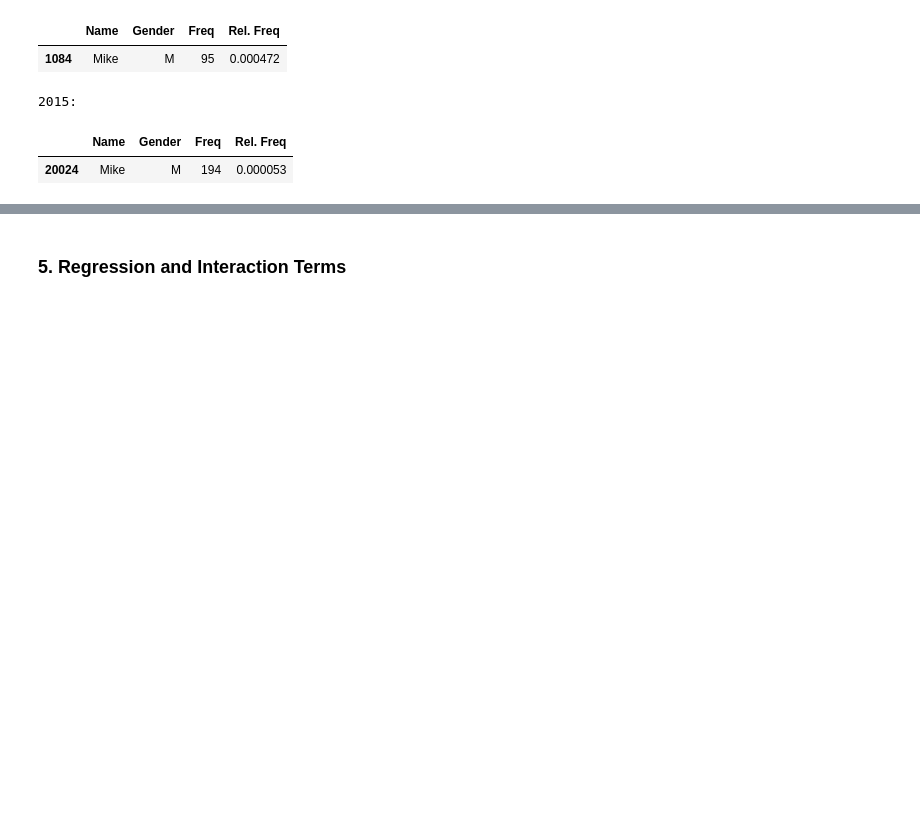
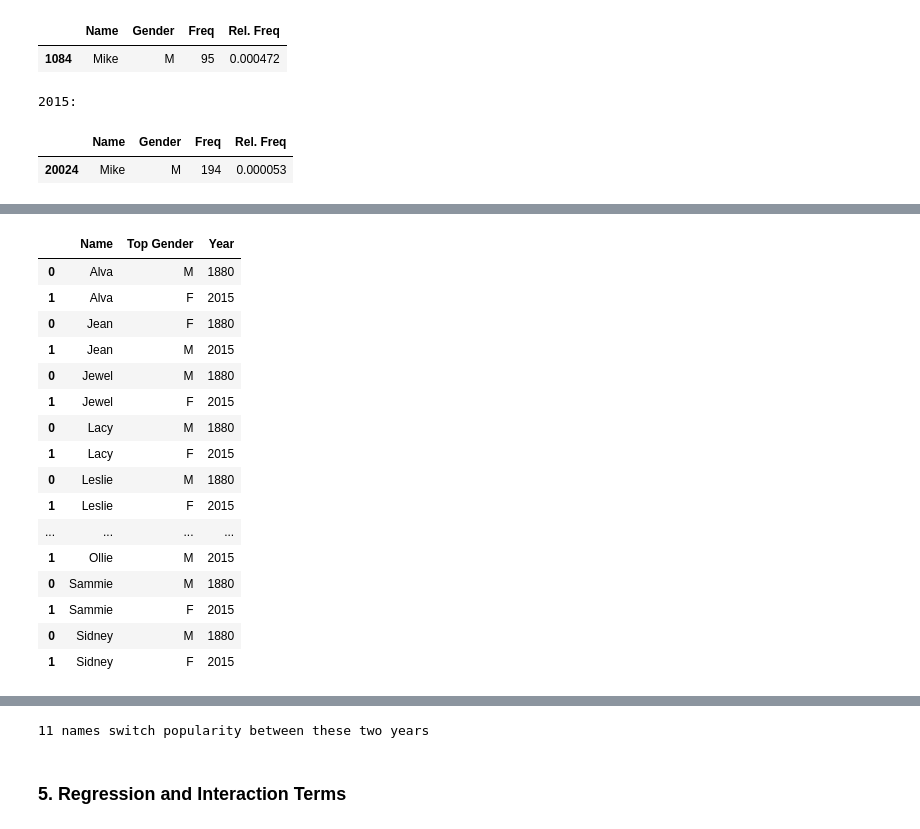
Before and after one commit to mxviteri/bds_hm1, a Jupyter notebook: HW2.ipynb, the cells around one changed output, grey strips where cells are left out. Saved outputs shown, nothing was run; the diff lists cells and outputs as text; code cells hidden in the pictures; blank space fills up the shorter version.

```diff
--- a/HW2.ipynb
+++ b/HW2.ipynb
@@ -247,0 +218,56 @@ test.groupby('Name').count()
+# %%
+def duplicateColumns(df, col, precision):
+    nameCount = {}
+    for name in df[col]:
+        if (nameCount.get(name) == None):
+            nameCount[name] = 1
+        else:
+            nameCount[name] += 1
+
+    counts = list(nameCount.items())
+    return list(map(lambda c: c[0], list(filter(lambda c: c[1] > precision, counts))))
+# %%
+def mostPopular(year):
+    df = pd.read_csv('./Names/yob{}.txt'.format(year), header=None)
+    df.columns = ['Name', 'Gender', 'Freq']
+    totalFreq = df['Freq'].sum()
+    df['Rel. Freq'] = df['Freq'] / totalFreq
+    df['Year'] = year
+
+    return df.sort_values(['Rel. Freq'], axis=0, ascending=False)
+
+def popSwitch(data):
+    name = data.iloc[0].Name
+    y1R = 'F' if data.iloc[0]['Rel. Freq'] > data.iloc[2]['Rel. Freq'] else 'M'
+    y2R = 'F' if data.iloc[1]['Rel. Freq'] > data.iloc[3]['Rel. Freq'] else 'M'
+    newData = [[name, y1R, data.iloc[0].Year], [name, y2R, data.iloc[1].Year]]
+    df = pd.DataFrame(newData, columns=['Name', 'Top Gender', 'Year'])
+    return df
+
+n1880 = mostPopular(1880)
+n2015 = mostPopular(2015)
+
+combined = pd.concat([n1880, n2015])
+duplicates = duplicateColumns(combined, 'Name', 3)
+
+mask = combined.Name.isin(duplicates)
+sortedCombos = combined[mask].sort_values(['Name', 'Gender'], axis=0)
+
+# a sample of all names that appeared for both male and female for both years
+display(sortedCombos.head(8))
+
+# a sample of name and popularity by year
+byYear = sortedCombos.groupby('Name', group_keys=False).apply(popSwitch)
+
+def filtered(data):
+    y1 = data.iloc[0]
+    y2 = data.iloc[1]
+    return y1['Top Gender'] != y2['Top Gender']
+
+switched = byYear.groupby('Name').filter(filtered)
+display(switched)
+
+unique = duplicateColumns(switched, 'Name', 1)
+display(unique)
+print('{} names switch popularity between these two years'.format(len(unique)))
+# %% [output]
@@ -247,0 +283,17 @@ test.groupby('Name').count()
+|  | Name | Top Gender | Year |
+| 0 | Alva | M | 1880 |
+| 1 | Alva | F | 2015 |
+| 0 | Jean | F | 1880 |
+| 1 | Jean | M | 2015 |
+| 0 | Jewel | M | 1880 |
+| 1 | Jewel | F | 2015 |
+| 0 | Lacy | M | 1880 |
+| 1 | Lacy | F | 2015 |
+| 0 | Leslie | M | 1880 |
+| 1 | Leslie | F | 2015 |
+| ... | ... | ... | ... |
+| 1 | Ollie | M | 2015 |
+| 0 | Sammie | M | 1880 |
+| 1 | Sammie | F | 2015 |
+| 0 | Sidney | M | 1880 |
+| 1 | Sidney | F | 2015 |
@@ -248,2 +311,3 @@ test.groupby('Name').count()
+11 names switch popularity between these two years
 # %% [markdown]
 ### 5. Regression and Interaction Terms
```
Also changed, not shown: parts of 3 cells of this notebook, 1 other file.
